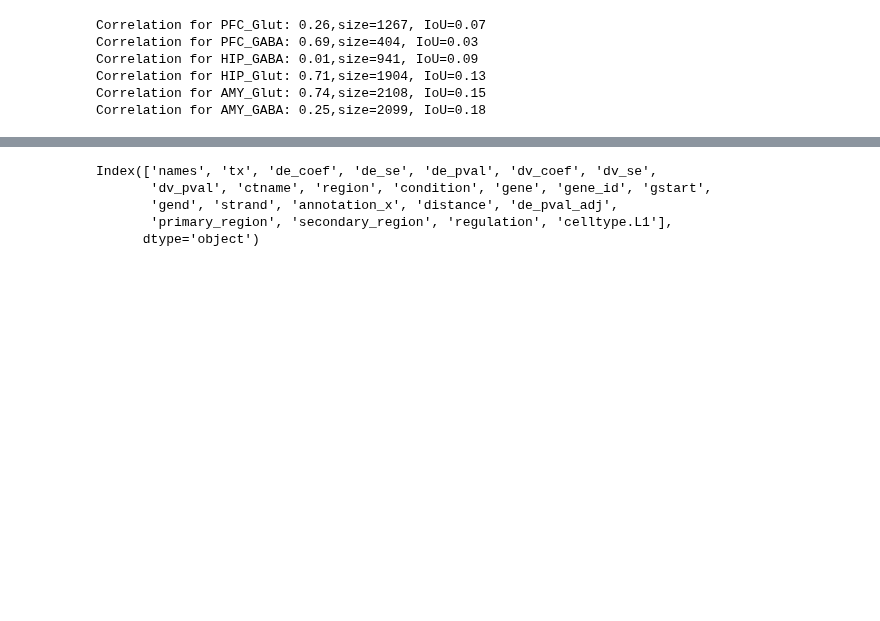
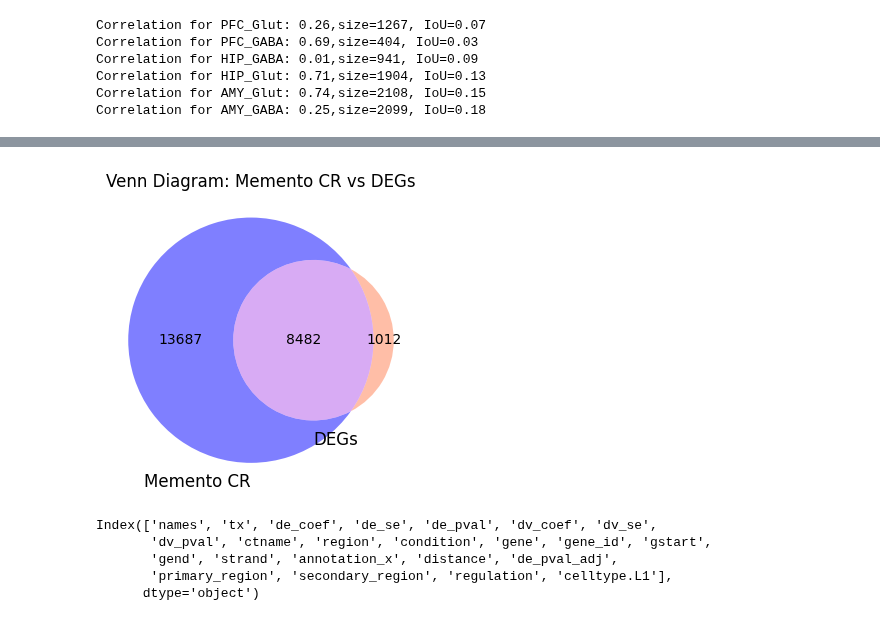
Before and after one commit to juychen/scmmd, a Jupyter notebook: 11testdegmethods.ipynb, the cells around one changed output, grey strips where cells are left out. Saved outputs shown, nothing was run; the diff lists cells and outputs as text; code cells hidden in the pictures; blank space fills up the shorter version.

```diff
--- a/11testdegmethods.ipynb
+++ b/11testdegmethods.ipynb
@@ -395,3 +371,18 @@ df_memento_cr
+# %%
+# Draw venn dirgram of memento_cr and deg
+# color palette
+from matplotlib_venn import venn2
+def draw_venn(df1, df2, title1, title2):
+    set1 = set(df1.gene)
+    set2 = set(df2.gene)
+    venn_labels = {'10': len(set1 - set2), '01': len(set2 - set1), '11': len(set1 & set2)}
+    plt.figure(figsize=(4, 4))
+    venn2(subsets=venn_labels, set_labels=(title1, title2), alpha=0.5, set_colors=('blue', 'coral'))
+    plt.title(f'Venn Diagram: {title1} vs {title2}')
+    plt.show()
+draw_venn(df_memento_cr, df_deg_select, 'Memento CR', 'DEGs')
+# %% [output]
+[figure, added]
 # %%
 df_memento_cr['regulation'] = df_memento_cr['condition'].apply(lambda x: 'Up' if x == 'MC' else 'Down')
 # %%
```
Also changed, not shown: parts of 7 cells of this notebook, 1 other file.
